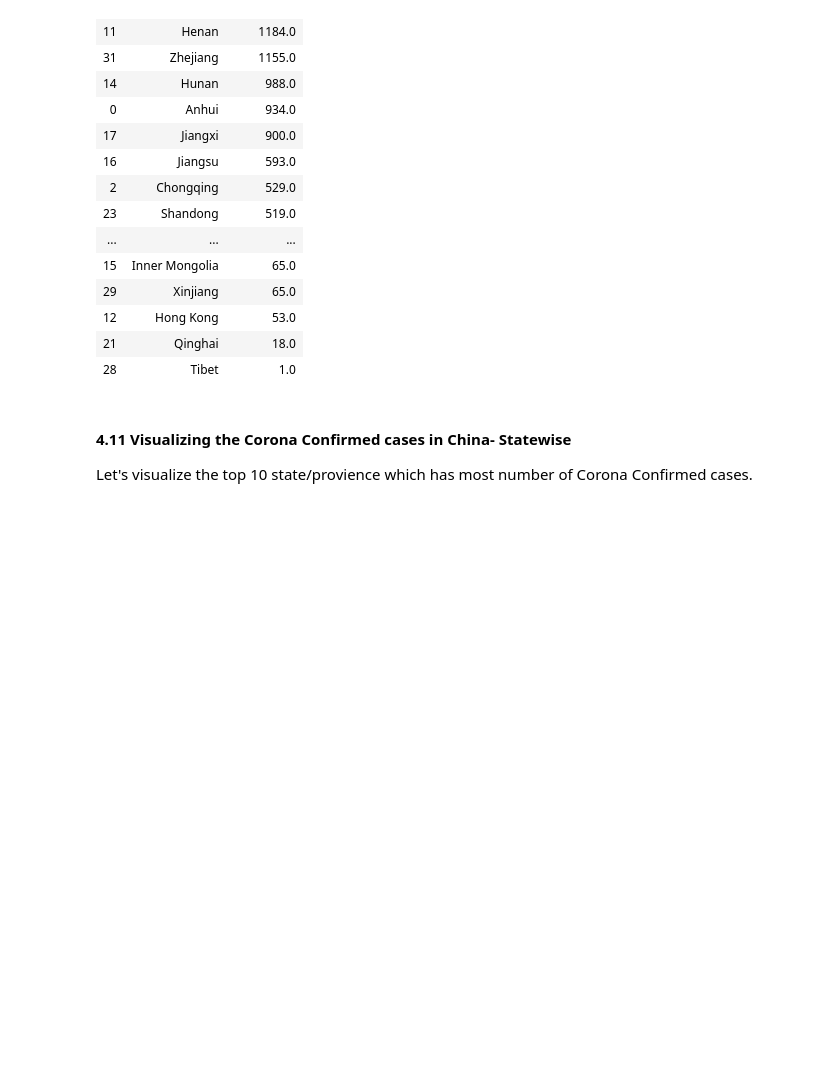
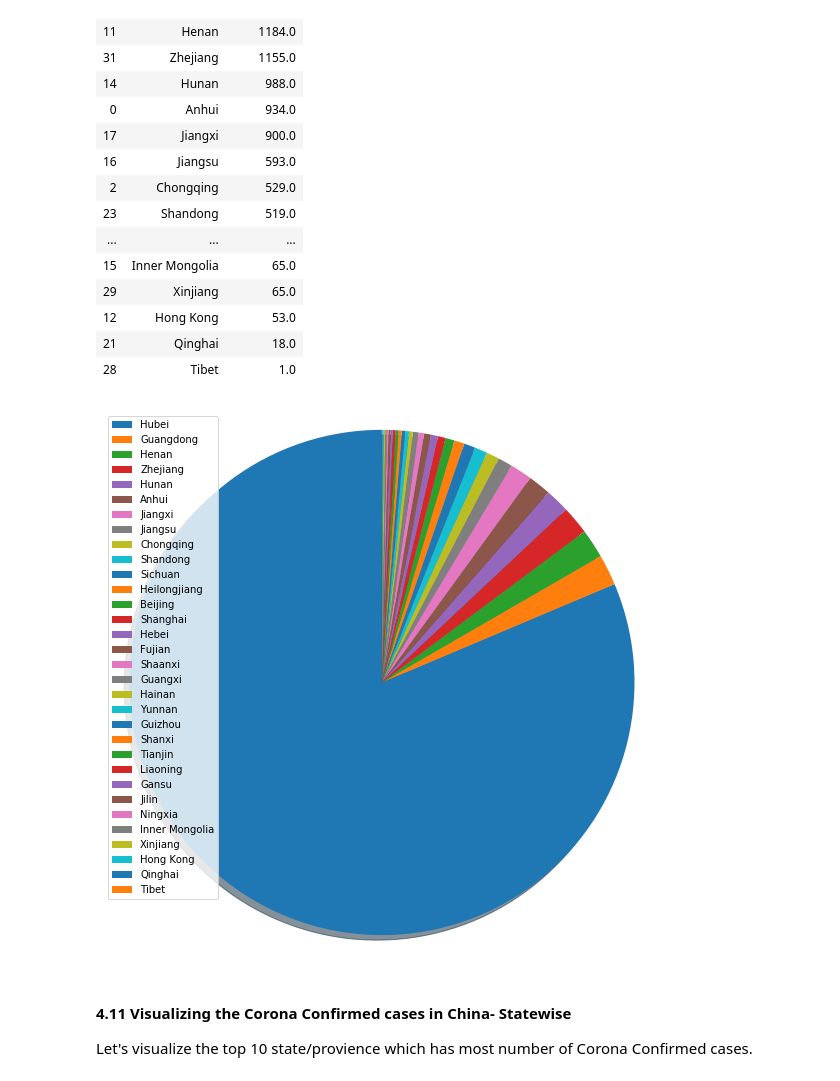
Before and after one commit to sunilkumarmano/Exploratory-Data-Analysis, a Jupyter notebook: Novel Corona Virus 2020 - Exploratory Data Analysis/Exploratory Data Analysis on Novel Corona Virus 2020.ipynb, the cells around one changed output. Drawn from its saved outputs; the diff is of its cells as text; code cells hidden in the pictures; blank space fills up the shorter version.

```diff
--- a/Novel Corona Virus 2020 - Exploratory Data Analysis/Exploratory Data Analysis on Novel Corona Virus 2020.ipynb
+++ b/Novel Corona Virus 2020 - Exploratory Data Analysis/Exploratory Data Analysis on Novel Corona Virus 2020.ipynb
@@ -438,6 +452,16 @@ corona_china_confirmed_cases
 | 12 | Hong Kong | 53.0 |
 | 21 | Qinghai | 18.0 |
 | 28 | Tibet | 1.0 |
+# %%
+labels = corona_china_confirmed_cases["Province/State"]
+sizes = corona_china_confirmed_cases["Confirmed"]
+plt.figure(figsize = (10,10))
+patches, texts = plt.pie(sizes, shadow=True, startangle=90)
+plt.legend(patches, labels, loc="best")
+plt.axis('equal')
+plt.show()
+# %% [output]
+[figure, added]
 # %% [markdown]
 #### 4.11 Visualizing the Corona Confirmed cases in China- Statewise
 
```
Also changed, not shown: parts of 1 cell of this notebook.
